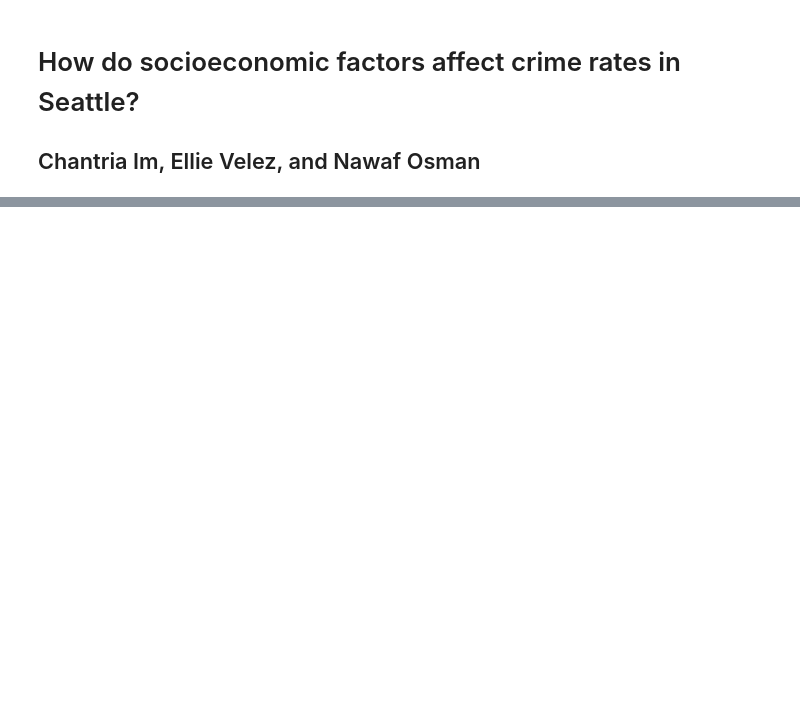
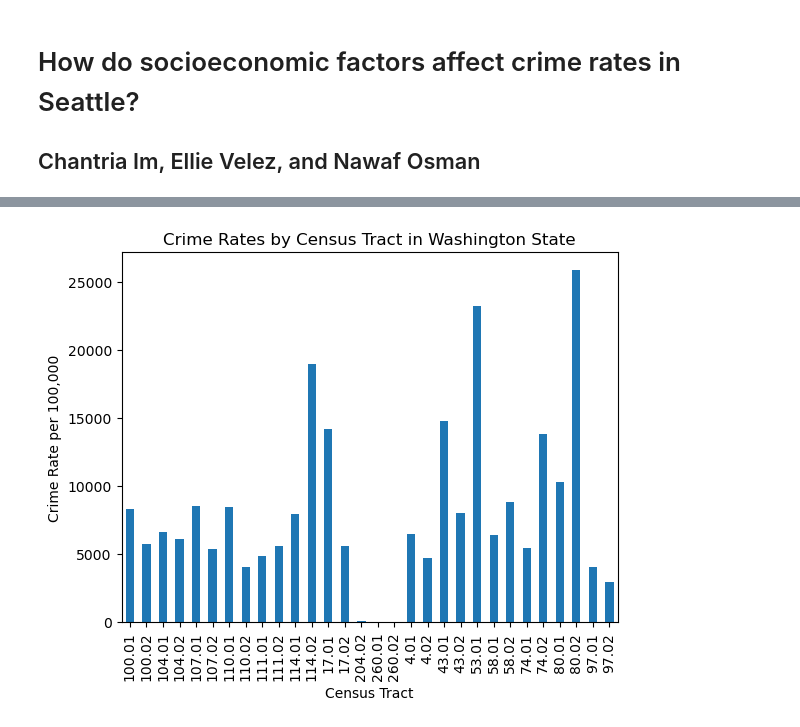
Before and after one commit to nawafeo/CSE163-Project, a Jupyter notebook: ses_crime.ipynb, the cells around one changed output, grey strips where cells are left out. Drawn from its saved outputs; the diff is of its cells as text; code cells hidden in the pictures; blank space fills up the shorter version.

```diff
--- a/ses_crime.ipynb
+++ b/ses_crime.ipynb
@@ -150,0 +188,9 @@ offense_type_df= offense_type_df[col_order]
+# %%
+# Bar plot of crime rate by census tract in Washington
+grouped_df.plot(kind='bar', y='Crime Rate per 100,000', legend=False)
+plt.title('Crime Rates by Census Tract in Washington State')
+plt.xlabel('Census Tract')
+plt.ylabel('Crime Rate per 100,000')
+plt.show()
+# %% [output]
+[figure, added]
```
Also changed, not shown: parts of 6 cells of this notebook.
